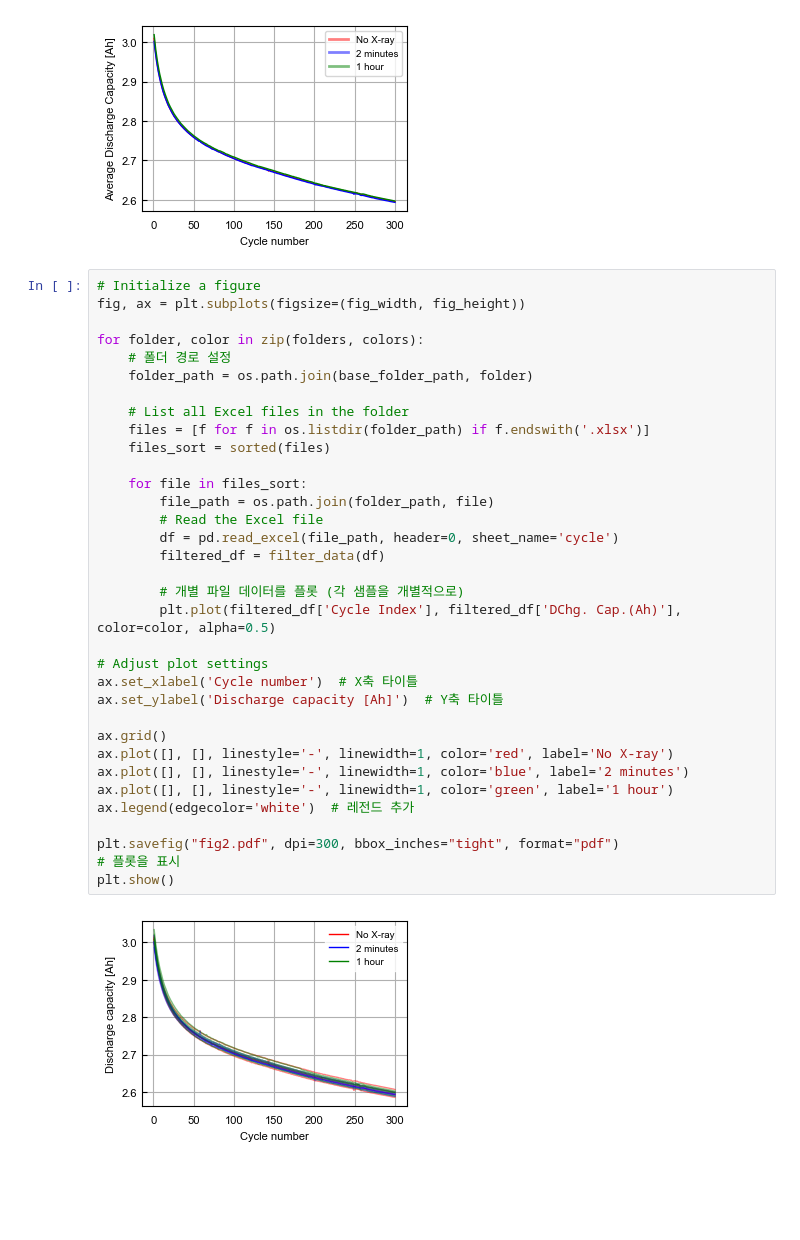
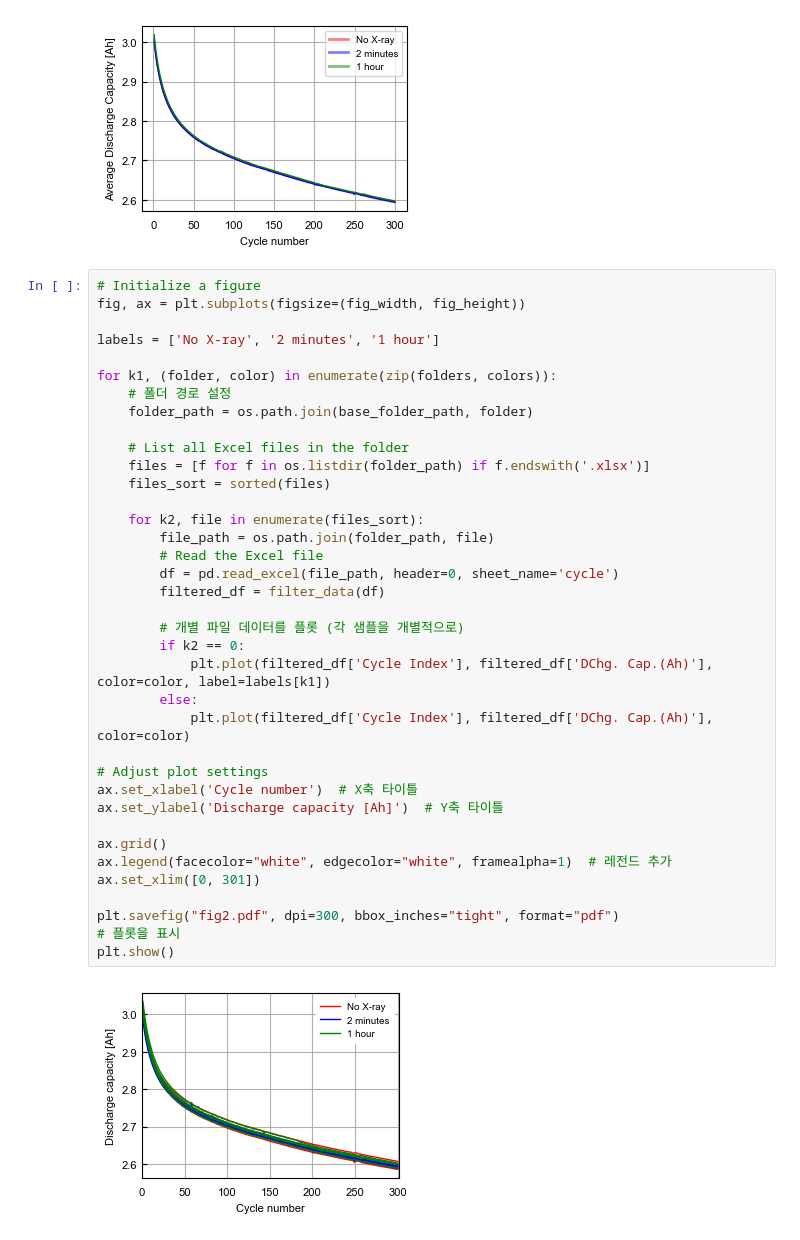
Before and after one commit to jinhongm-umich/X-ray-influence, a Jupyter notebook: Clean Fig2 300 cycles.ipynb, the cells around one changed output. Drawn from its saved outputs; the diff is of its cells as text; blank space fills up the shorter version.

Commit message:
hopefully final figure tweaks

```diff
--- a/Clean Fig2 300 cycles.ipynb
+++ b/Clean Fig2 300 cycles.ipynb
@@ -96,36 +96,39 @@ plt.show()
 # %%
 # Initialize a figure
 fig, ax = plt.subplots(figsize=(fig_width, fig_height))
 
-for folder, color in zip(folders, colors):
+labels = ['No X-ray', '2 minutes', '1 hour']
+
+for k1, (folder, color) in enumerate(zip(folders, colors)):
     # 폴더 경로 설정
     folder_path = os.path.join(base_folder_path, folder)
 
     # List all Excel files in the folder
     files = [f for f in os.listdir(folder_path) if f.endswith('.xlsx')]
     files_sort = sorted(files)
 
-    for file in files_sort:
+    for k2, file in enumerate(files_sort):
         file_path = os.path.join(folder_path, file)
         # Read the Excel file
         df = pd.read_excel(file_path, header=0, sheet_name='cycle')
         filtered_df = filter_data(df)
 
         # 개별 파일 데이터를 플롯 (각 샘플을 개별적으로)
-        plt.plot(filtered_df['Cycle Index'], filtered_df['DChg. Cap.(Ah)'], color=color, alpha=0.5)
+        if k2 == 0:
+            plt.plot(filtered_df['Cycle Index'], filtered_df['DChg. Cap.(Ah)'], color=color, label=labels[k1])
+        else:
+            plt.plot(filtered_df['Cycle Index'], filtered_df['DChg. Cap.(Ah)'], color=color)
 
 # Adjust plot settings
 ax.set_xlabel('Cycle number')  # X축 타이틀
 ax.set_ylabel('Discharge capacity [Ah]')  # Y축 타이틀
 
 ax.grid()
-ax.plot([], [], linestyle='-', linewidth=1, color='red', label='No X-ray')
-ax.plot([], [], linestyle='-', linewidth=1, color='blue', label='2 minutes')
-ax.plot([], [], linestyle='-', linewidth=1, color='green', label='1 hour')
-ax.legend(edgecolor='white')  # 레전드 추가
+ax.legend(facecolor="white", edgecolor="white", framealpha=1)  # 레전드 추가
+ax.set_xlim([0, 301])
 
 plt.savefig("fig2.pdf", dpi=300, bbox_inches="tight", format="pdf")
 # 플롯을 표시
 plt.show()
 # %% [output]
-[figure, old version]
+[figure, new version]
```
Also changed, not shown: 5 other files.
